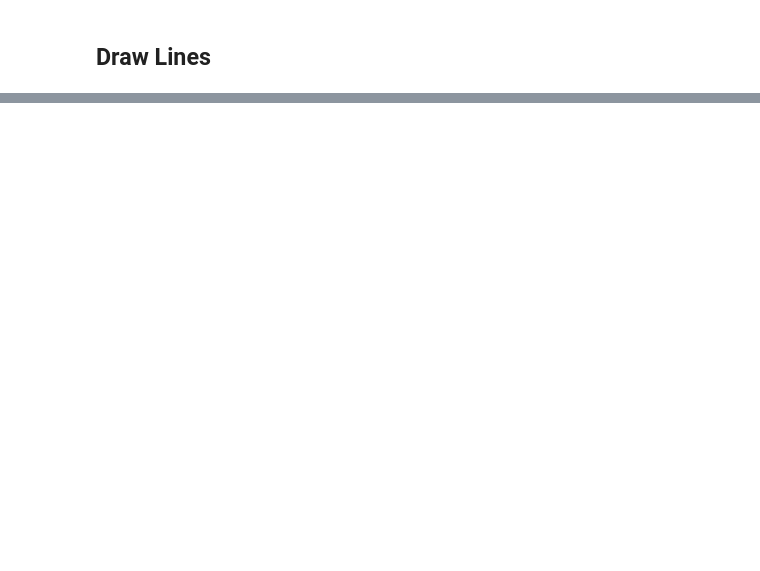
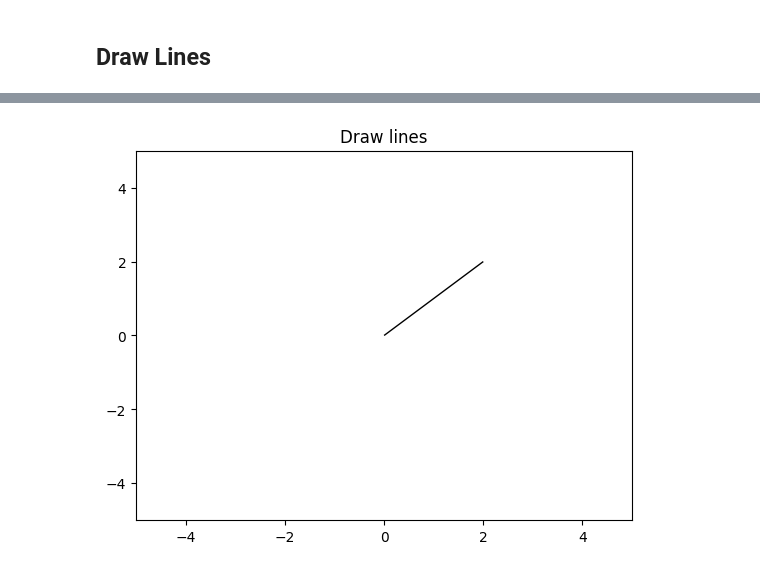
Before and after one commit to BlueReson/Precalculus_with_python, a Jupyter notebook: getData_drawLines.ipynb, the cells around one changed output, grey strips where cells are left out. Drawn from its saved outputs; the diff is of its cells as text; code cells hidden in the pictures; blank space fills up the shorter version.

```diff
--- a/getData_drawLines.ipynb
+++ b/getData_drawLines.ipynb
@@ -215,0 +207,26 @@ Note: you may need to restart the kernel to use updated packages.
+# %%
+import matplotlib.pyplot as plt
+from matplotlib.path import Path
+import matplotlib.patches as patches
+
+verts = []
+steps = []
+
+# add starting point
+verts.append((0.,0.))
+steps.append(Path.MOVETO)
+
+# add lines to a map
+verts.append((2.,2.))
+steps.append(Path.LINETO)
+
+#GRAPH
+fig, ax = plt.subplots()
+plt.axis([-5,5,-5,5])
+path = Path(verts, steps)
+patch = patches.PathPatch(path)
+ax.add_patch(patch)
+plt.title("Draw lines")
+plt.show()
+# %% [output]
+[figure, added]
```
Also changed, not shown: parts of 4 cells of this notebook.
